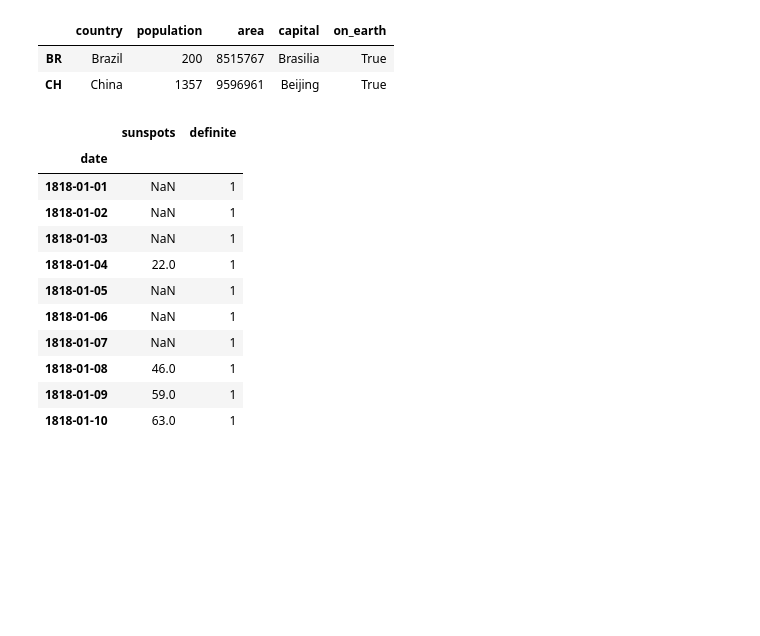
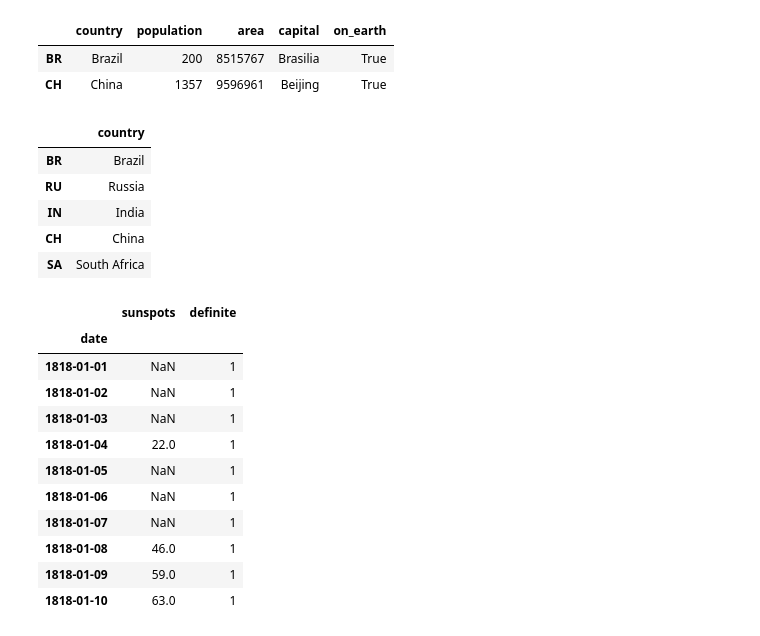
Before and after one commit to lukasz-f/data-camp, a Jupyter notebook: pandas_pd.ipynb, the cells around one changed output. Drawn from its saved outputs; the diff is of its cells as text; code cells hidden in the pictures; blank space fills up the shorter version.

```diff
--- a/pandas_pd.ipynb
+++ b/pandas_pd.ipynb
@@ -301,6 +350,15 @@ brics.loc[['BR', 'CH']]
 |  | country | population | area | capital | on_earth |
 | BR | Brazil | 200 | 8515767 | Brasilia | True |
 | CH | China | 1357 | 9596961 | Beijing | True |
+# %%
+brics[['country']]
+# %% [output]
+|  | country |
+| BR | Brazil |
+| RU | Russia |
+| IN | India |
+| CH | China |
+| SA | South Africa |
 # %%
 silso = silso[['sunspots', 'definite']]
 silso
```
Also changed, not shown: parts of 17 cells of this notebook, 4 other files.
